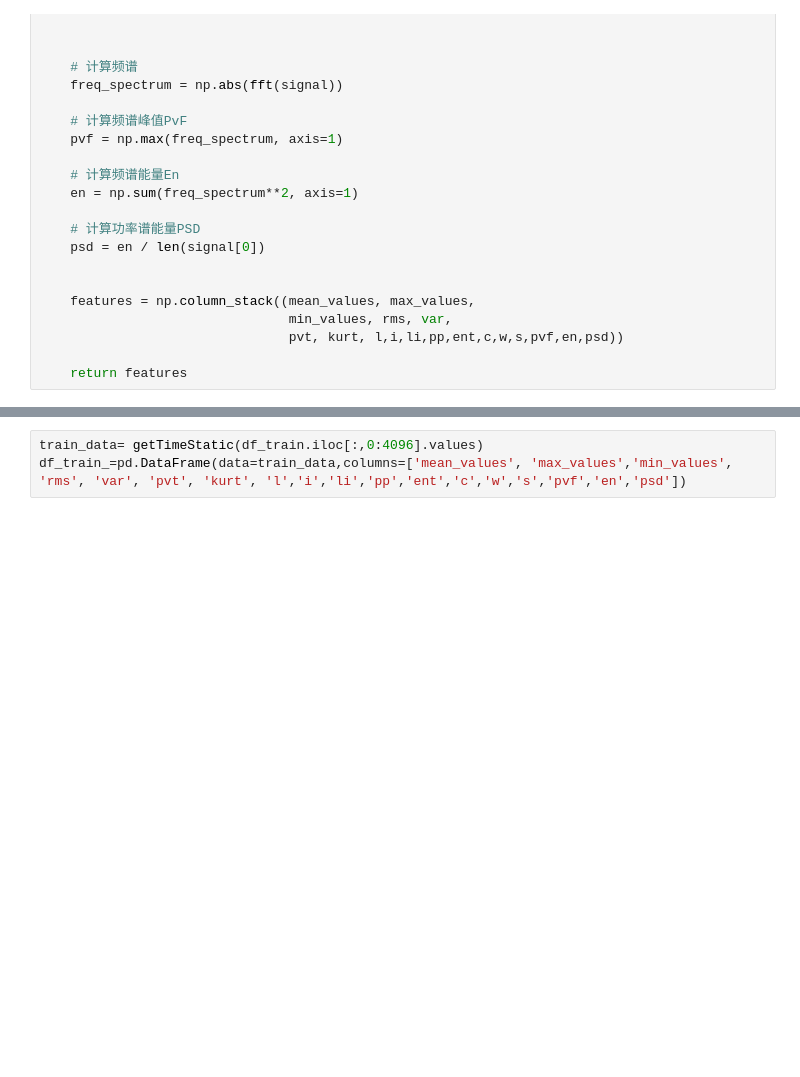
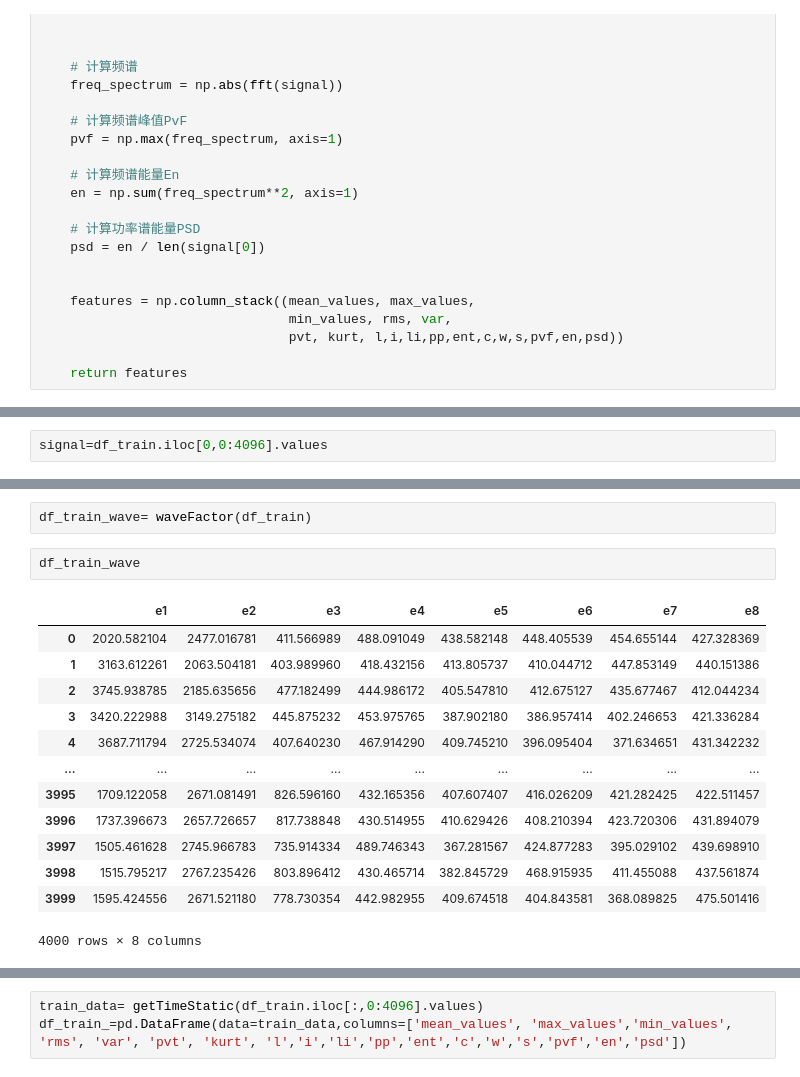
Before and after one commit to Linshijing/competition, a Jupyter notebook: 数据清洗.ipynb, the cells around one changed output, grey strips where cells are left out. Cells and saved outputs as stored; diff of their text form; blank space fills up the shorter version.

```diff
--- a/数据清洗.ipynb
+++ b/数据清洗.ipynb
@@ -81,0 +90,2 @@ def getTimeStatic(signal):
+# %%
+signal=df_train.iloc[0,0:4096].values
@@ -81,0 +115,18 @@ def getTimeStatic(signal):
+# %%
+df_train_wave= waveFactor(df_train)
+# %%
+df_train_wave
+# %% [output]
+|  | e1 | e2 | e3 | e4 | e5 | e6 | e7 | e8 |
+| 0 | 2020.582104 | 2477.016781 | 411.566989 | 488.091049 | 438.582148 | 448.405539 | 454.655144 | 427.328369 |
+| 1 | 3163.612261 | 2063.504181 | 403.989960 | 418.432156 | 413.805737 | 410.044712 | 447.853149 | 440.151386 |
+| 2 | 3745.938785 | 2185.635656 | 477.182499 | 444.986172 | 405.547810 | 412.675127 | 435.677467 | 412.044234 |
+| 3 | 3420.222988 | 3149.275182 | 445.875232 | 453.975765 | 387.902180 | 386.957414 | 402.246653 | 421.336284 |
+| 4 | 3687.711794 | 2725.534074 | 407.640230 | 467.914290 | 409.745210 | 396.095404 | 371.634651 | 431.342232 |
+| ... | ... | ... | ... | ... | ... | ... | ... | ... |
+| 3995 | 1709.122058 | 2671.081491 | 826.596160 | 432.165356 | 407.607407 | 416.026209 | 421.282425 | 422.511457 |
+| 3996 | 1737.396673 | 2657.726657 | 817.738848 | 430.514955 | 410.629426 | 408.210394 | 423.720306 | 431.894079 |
+| 3997 | 1505.461628 | 2745.966783 | 735.914334 | 489.746343 | 367.281567 | 424.877283 | 395.029102 | 439.698910 |
+| 3998 | 1515.795217 | 2767.235426 | 803.896412 | 430.465714 | 382.845729 | 468.915935 | 411.455088 | 437.561874 |
+| 3999 | 1595.424556 | 2671.521180 | 778.730354 | 442.982955 | 409.674518 | 404.843581 | 368.089825 | 475.501416 |
+4000 rows × 8 columns
```
Also changed, not shown: parts of 27 cells of this notebook, 3 other files.
